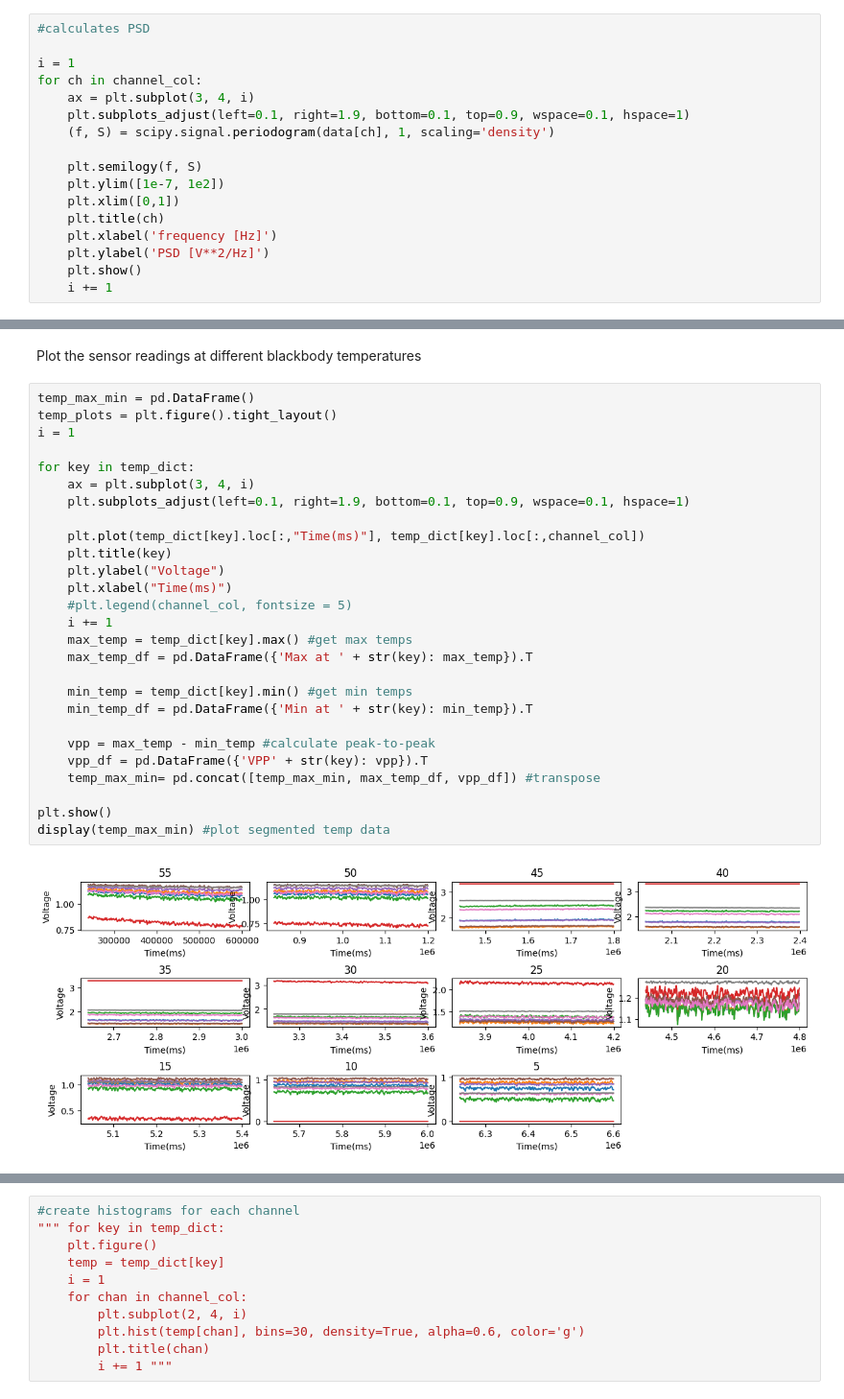
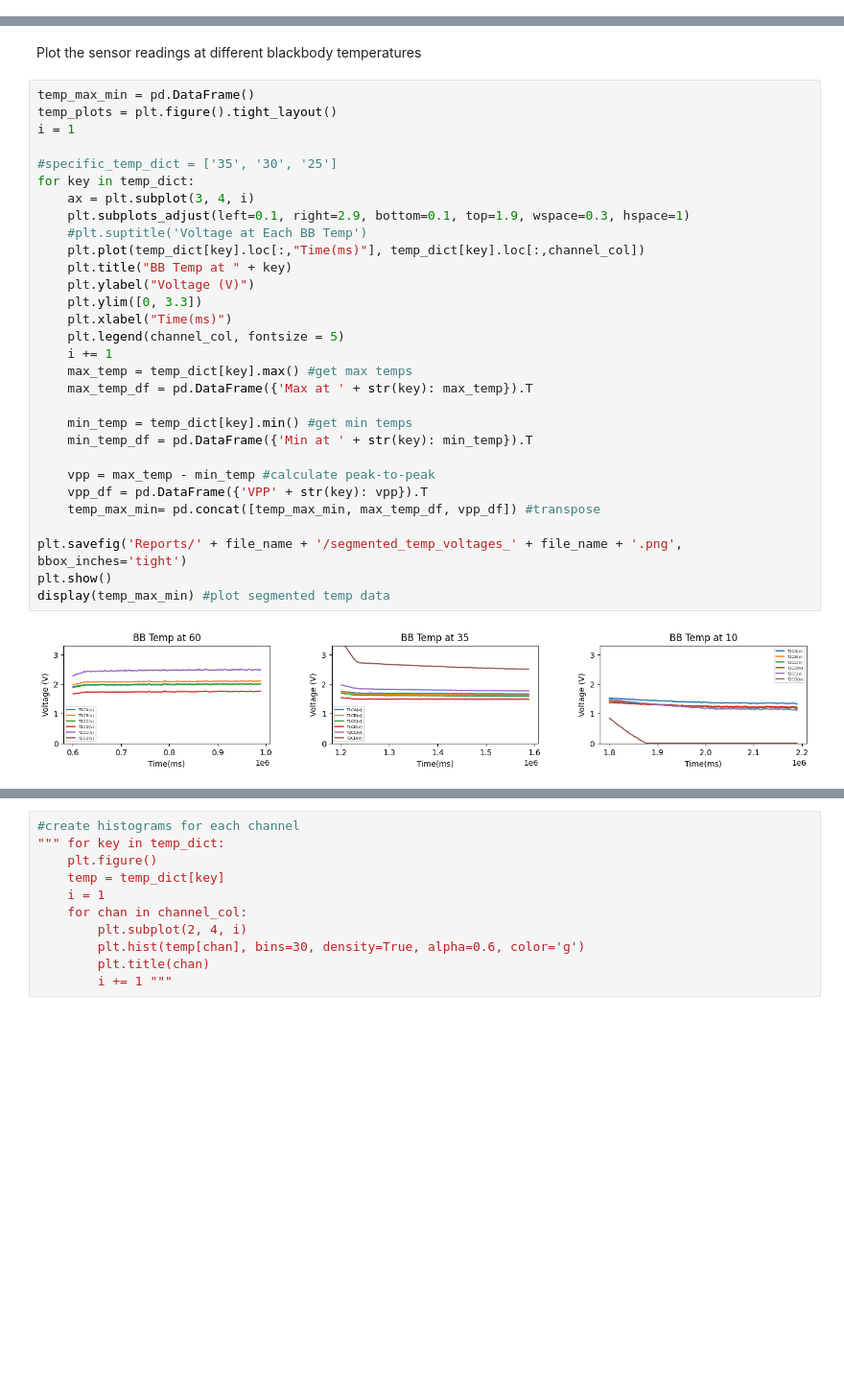
Before and after one commit to RIT-Landsat-Field-Radiometers/Chamber-Testing, a Jupyter notebook: radiometer_jupyter.ipynb, the cells around one changed output, grey strips where cells are left out. Shown at 96% size. Drawn from its saved outputs; the diff is of its cells as text; blank space fills up the shorter version.

```diff
--- a/radiometer_jupyter.ipynb
+++ b/radiometer_jupyter.ipynb
@@ -69,17 +79,0 @@ plt.show()
-# %%
-#calculates PSD
-
-i = 1
-for ch in channel_col:
-    ax = plt.subplot(3, 4, i)
-    plt.subplots_adjust(left=0.1, right=1.9, bottom=0.1, top=0.9, wspace=0.1, hspace=1)
-    (f, S) = scipy.signal.periodogram(data[ch], 1, scaling='density')
-
-    plt.semilogy(f, S)
-    plt.ylim([1e-7, 1e2])
-    plt.xlim([0,1])
-    plt.title(ch)
-    plt.xlabel('frequency [Hz]')
-    plt.ylabel('PSD [V**2/Hz]')
-    plt.show()
-    i += 1
@@ -108,30 +93,33 @@ Plot the sensor readings at different blackbody temperatures
 # %%
 temp_max_min = pd.DataFrame()
 temp_plots = plt.figure().tight_layout()
 i = 1
 
+#specific_temp_dict = ['35', '30', '25']
 for key in temp_dict:
     ax = plt.subplot(3, 4, i)
-    plt.subplots_adjust(left=0.1, right=1.9, bottom=0.1, top=0.9, wspace=0.1, hspace=1)
-
+    plt.subplots_adjust(left=0.1, right=2.9, bottom=0.1, top=1.9, wspace=0.3, hspace=1)
+    #plt.suptitle('Voltage at Each BB Temp')
     plt.plot(temp_dict[key].loc[:,"Time(ms)"], temp_dict[key].loc[:,channel_col])
-    plt.title(key)
-    plt.ylabel("Voltage")
+    plt.title("BB Temp at " + key)
+    plt.ylabel("Voltage (V)")
+    plt.ylim([0, 3.3])
     plt.xlabel("Time(ms)")
-    #plt.legend(channel_col, fontsize = 5)
+    plt.legend(channel_col, fontsize = 5)
     i += 1
     max_temp = temp_dict[key].max() #get max temps
     max_temp_df = pd.DataFrame({'Max at ' + str(key): max_temp}).T
 
     min_temp = temp_dict[key].min() #get min temps
     min_temp_df = pd.DataFrame({'Min at ' + str(key): min_temp}).T
 
     vpp = max_temp - min_temp #calculate peak-to-peak
     vpp_df = pd.DataFrame({'VPP' + str(key): vpp}).T
     temp_max_min= pd.concat([temp_max_min, max_temp_df, vpp_df]) #transpose
 
+plt.savefig('Reports/' + file_name + '/segmented_temp_voltages_' + file_name + '.png', bbox_inches='tight')
 plt.show()
 display(temp_max_min) #plot segmented temp data
 # %% [output]
-[figure, old version]
+[figure, new version]
 |  | Time(ms) | T1CA(v) | T1CB(v) | T1CC(v) | T1CD(v) | T1Therm(c) | T2CA(v) | T2CB(v) | T2CC(v) | T2CD(v) | ... |
```
Also changed, not shown: parts of 9 cells of this notebook, 2 other files.
